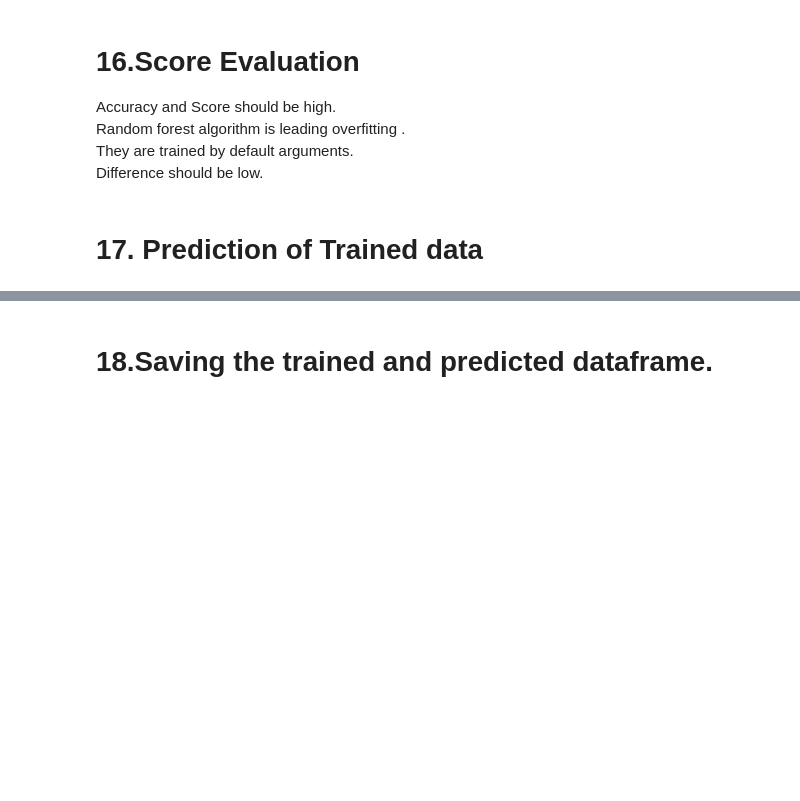
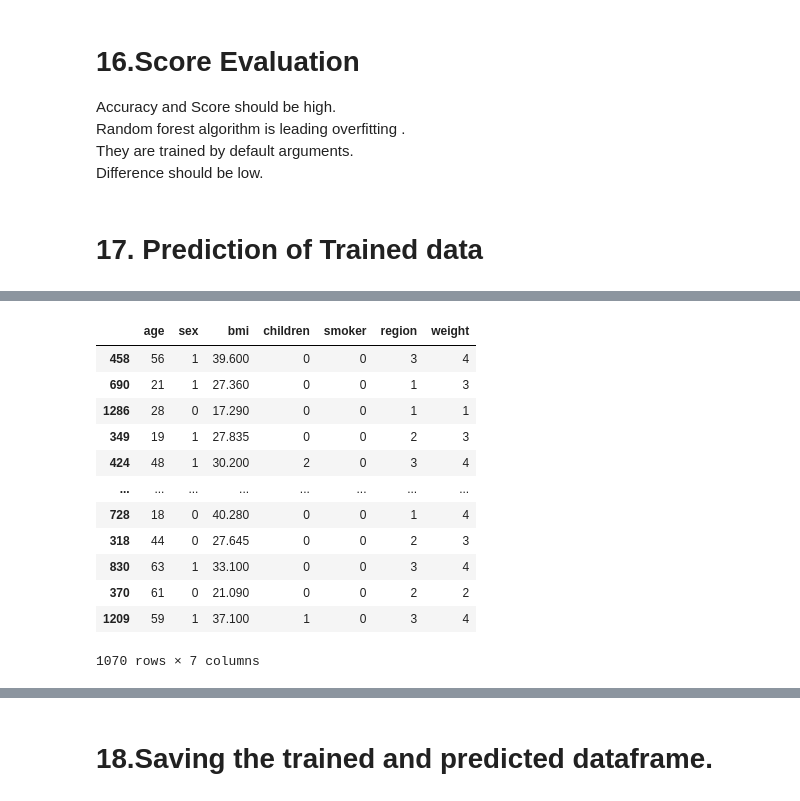
Before and after one commit to vanshika705/InsuranceProject, a Jupyter notebook: insurance.ipynb, the cells around one changed output, grey strips where cells are left out. Cells and saved outputs as stored; diff of their text form; code cells hidden in the pictures; blank space fills up the shorter version.

```diff
--- a/insurance.ipynb
+++ b/insurance.ipynb
@@ -840,6 +840,22 @@ comparison_df
 comparison_df["linear_prediction"]= prediction_linear
 comparison_df["Decisiontree_prediction"]= prediction_Decisiontree
 comparison_df["RandomForest_prediction"]= prediction_RandomForest
+# %%
+x_train
+# %% [output]
+|  | age | sex | bmi | children | smoker | region | weight |
+| 458 | 56 | 1 | 39.600 | 0 | 0 | 3 | 4 |
+| 690 | 21 | 1 | 27.360 | 0 | 0 | 1 | 3 |
+| 1286 | 28 | 0 | 17.290 | 0 | 0 | 1 | 1 |
+| 349 | 19 | 1 | 27.835 | 0 | 0 | 2 | 3 |
+| 424 | 48 | 1 | 30.200 | 2 | 0 | 3 | 4 |
+| ... | ... | ... | ... | ... | ... | ... | ... |
+| 728 | 18 | 0 | 40.280 | 0 | 0 | 1 | 4 |
+| 318 | 44 | 0 | 27.645 | 0 | 0 | 2 | 3 |
+| 830 | 63 | 1 | 33.100 | 0 | 0 | 3 | 4 |
+| 370 | 61 | 0 | 21.090 | 0 | 0 | 2 | 2 |
+| 1209 | 59 | 1 | 37.100 | 1 | 0 | 3 | 4 |
+1070 rows × 7 columns
 # %%
 comparison_df.head()
 # %% [output]
```
Also changed, not shown: parts of 11 cells of this notebook, 10 other files.
